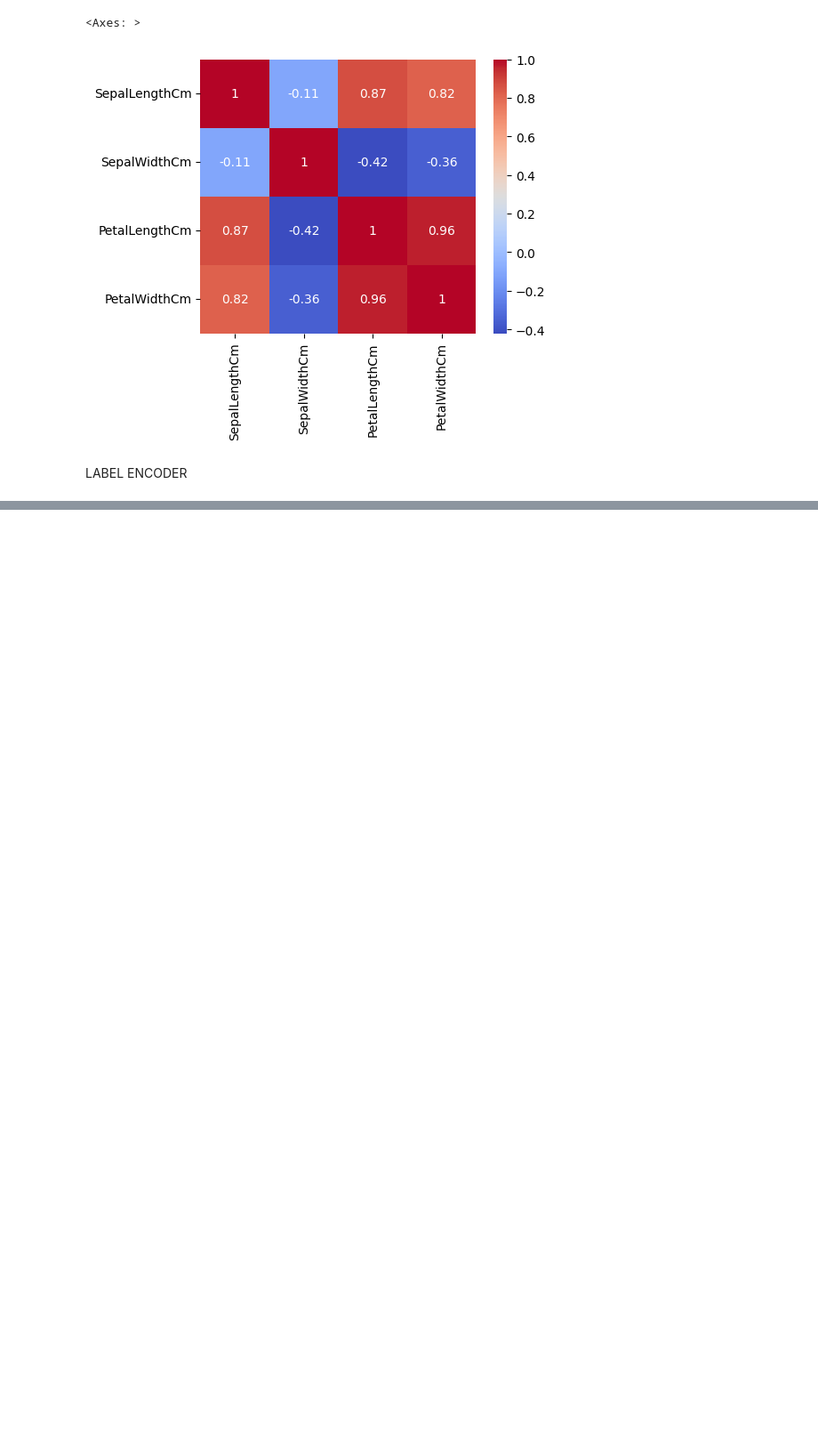
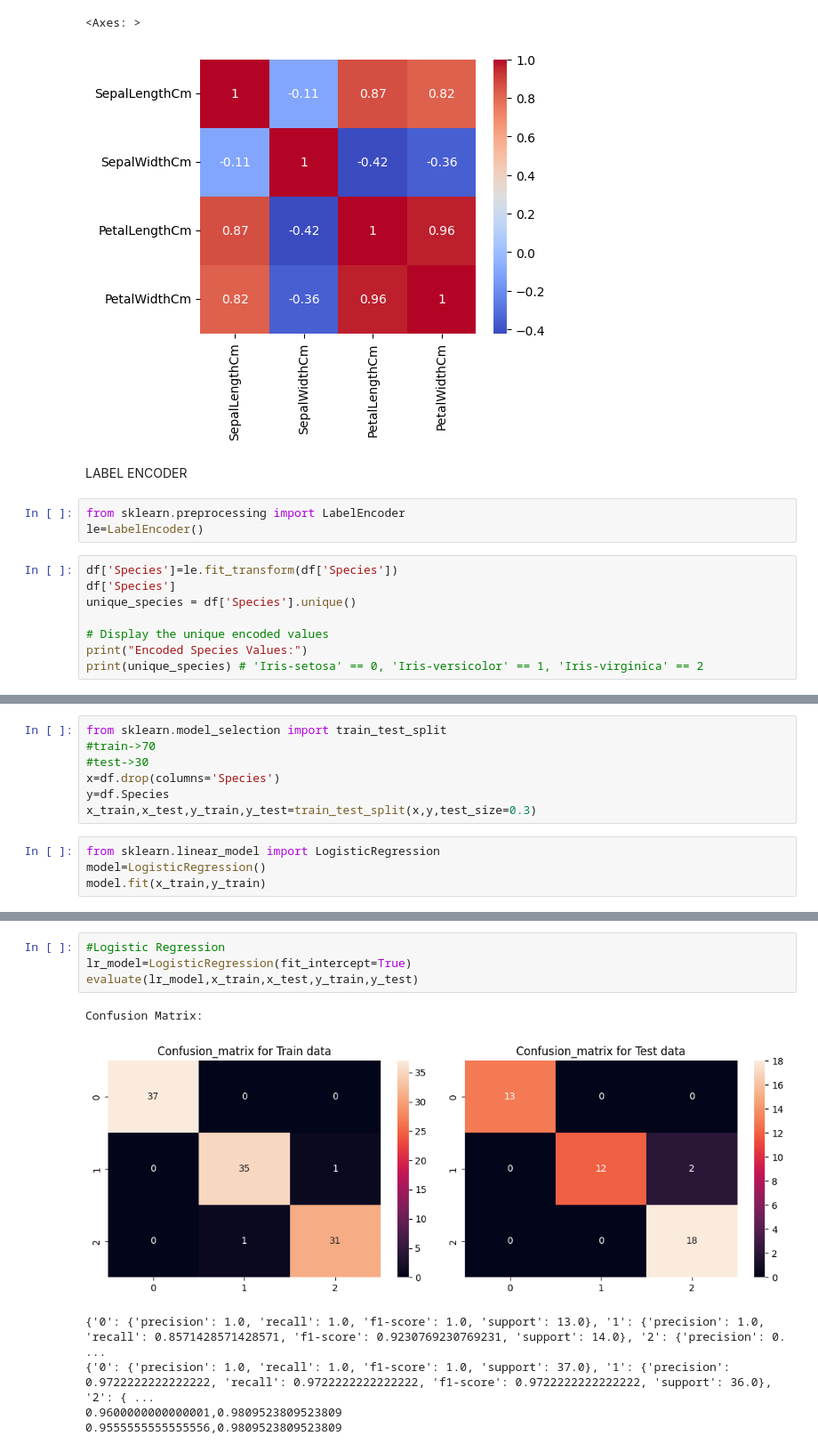
Before and after one commit to rharshavardhanan/IRIS-FLOWER-CLASSIFICATION, a Jupyter notebook: test1.ipynb, the cells around one changed output, grey strips where cells are left out. Shown at 89% size. Saved outputs shown, nothing was run; the diff lists cells and outputs as text; blank space fills up the shorter version.

Commit message:
Logical Regression model was used

```diff
--- a/test1.ipynb
+++ b/test1.ipynb
@@ -214,3 +214,14 @@ sns.heatmap(corr,annot=True,ax=ax,cmap='coolwarm')
 [figure]
 # %% [markdown]
 LABEL ENCODER
+# %%
+from sklearn.preprocessing import LabelEncoder
+le=LabelEncoder()
+# %%
+df['Species']=le.fit_transform(df['Species'])
+df['Species']
+unique_species = df['Species'].unique()
+
+# Display the unique encoded values
+print("Encoded Species Values:")
+print(unique_species) # 'Iris-setosa' == 0, 'Iris-versicolor' == 1, 'Iris-virginica' == 2
@@ -216,0 +241,11 @@ LABEL ENCODER
+# %%
+from sklearn.model_selection import train_test_split
+#train->70
+#test->30
+x=df.drop(columns='Species')
+y=df.Species
+x_train,x_test,y_train,y_test=train_test_split(x,y,test_size=0.3)
+# %%
+from sklearn.linear_model import LogisticRegression
+model=LogisticRegression()
+model.fit(x_train,y_train)
@@ -216,0 +297,11 @@ LABEL ENCODER
+# %%
+#Logistic Regression
+lr_model=LogisticRegression(fit_intercept=True)
+evaluate(lr_model,x_train,x_test,y_train,y_test)
+# %% [output]
+Confusion Matrix:
+[figure, added]
+{'0': {'precision': 1.0, 'recall': 1.0, 'f1-score': 1.0, 'support': 13.0}, '1': {'precision': 1.0, 'recall': 0.8571428571428571, 'f1-score': 0.9230769230769231, 'support': 14.0}, '2': {'precision': 0. ...
+{'0': {'precision': 1.0, 'recall': 1.0, 'f1-score': 1.0, 'support': 37.0}, '1': {'precision': 0.9722222222222222, 'recall': 0.9722222222222222, 'f1-score': 0.9722222222222222, 'support': 36.0}, '2': { ...
+0.9600000000000001,0.9809523809523809
+0.9555555555555556,0.9809523809523809
```
Also changed, not shown: parts of 5 cells of this notebook.
